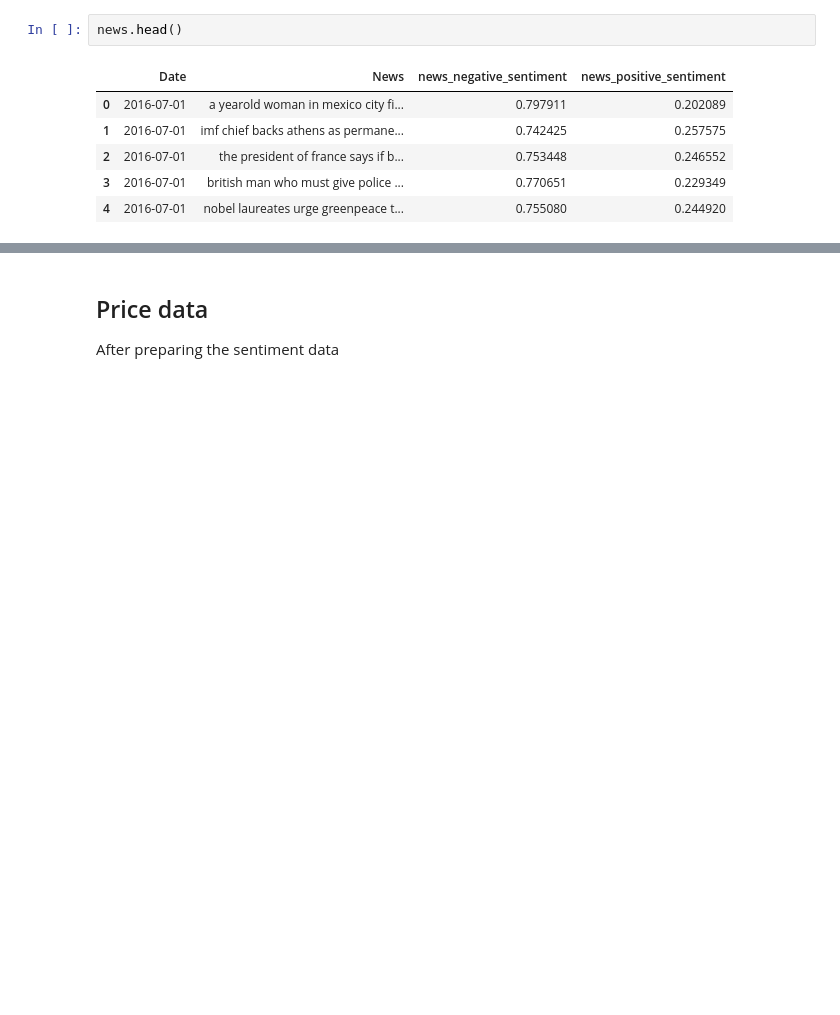
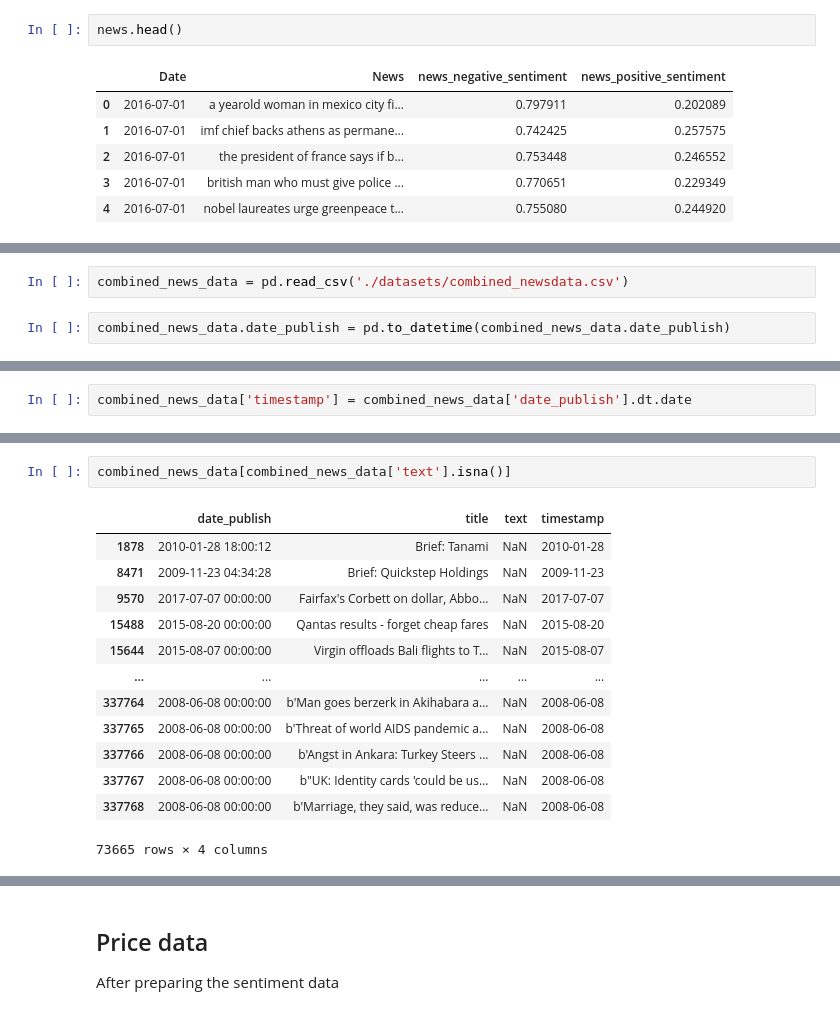
Before and after one commit to sd12498y/Cashcowputer, a Jupyter notebook: twitter sentiment classifier.ipynb, the cells around one changed output, grey strips where cells are left out. Cells and saved outputs as stored; diff of their text form; blank space fills up the shorter version.

```diff
--- a/twitter sentiment classifier.ipynb
+++ b/twitter sentiment classifier.ipynb
@@ -699,0 +754,4 @@ news.head()
+# %%
+combined_news_data = pd.read_csv('./datasets/combined_newsdata.csv')
+# %%
+combined_news_data.date_publish = pd.to_datetime(combined_news_data.date_publish)
@@ -699,0 +767,2 @@ news.head()
+# %%
+combined_news_data['timestamp'] = combined_news_data['date_publish'].dt.date
@@ -699,0 +778,16 @@ news.head()
+# %%
+combined_news_data[combined_news_data['text'].isna()]
+# %% [output]
+|  | date_publish | title | text | timestamp |
+| 1878 | 2010-01-28 18:00:12 | Brief: Tanami | NaN | 2010-01-28 |
+| 8471 | 2009-11-23 04:34:28 | Brief: Quickstep Holdings | NaN | 2009-11-23 |
+| 9570 | 2017-07-07 00:00:00 | Fairfax's Corbett on dollar, Abbo... | NaN | 2017-07-07 |
+| 15488 | 2015-08-20 00:00:00 | Qantas results - forget cheap fares | NaN | 2015-08-20 |
+| 15644 | 2015-08-07 00:00:00 | Virgin offloads Bali flights to T... | NaN | 2015-08-07 |
+| ... | ... | ... | ... | ... |
+| 337764 | 2008-06-08 00:00:00 | b'Man goes berzerk in Akihabara a... | NaN | 2008-06-08 |
+| 337765 | 2008-06-08 00:00:00 | b'Threat of world AIDS pandemic a... | NaN | 2008-06-08 |
+| 337766 | 2008-06-08 00:00:00 | b'Angst in Ankara: Turkey Steers ... | NaN | 2008-06-08 |
+| 337767 | 2008-06-08 00:00:00 | b"UK: Identity cards 'could be us... | NaN | 2008-06-08 |
+| 337768 | 2008-06-08 00:00:00 | b'Marriage, they said, was reduce... | NaN | 2008-06-08 |
+73665 rows × 4 columns
```
Also changed, not shown: parts of 59 cells of this notebook.
